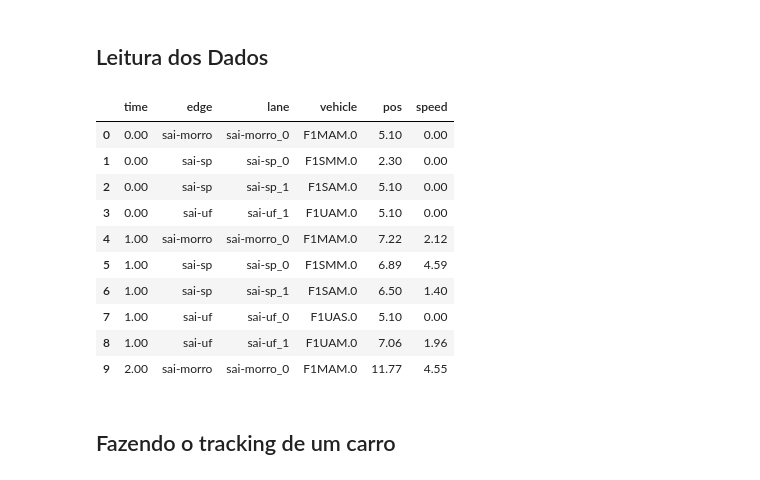
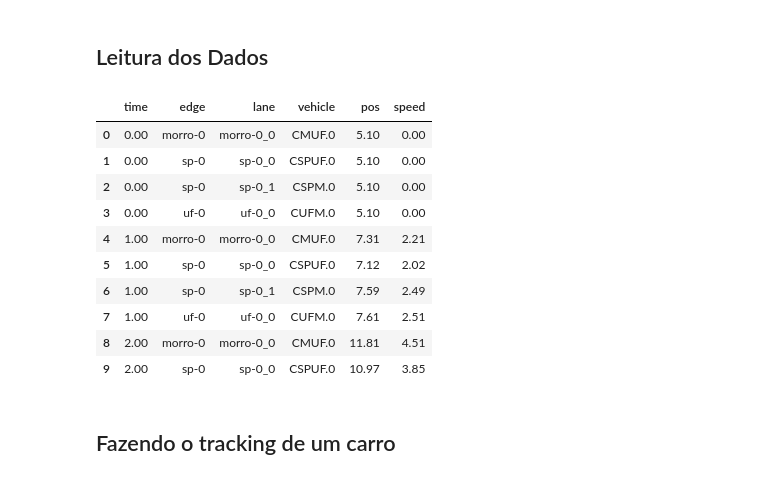
Before and after one commit to stephanJoao/dcc198-trab-multi, a Jupyter notebook: flux-analysis.ipynb, the cells around one changed output. Saved outputs shown, nothing was run; the diff lists cells and outputs as text; code cells hidden in the pictures.

```diff
--- a/flux-analysis.ipynb
+++ b/flux-analysis.ipynb
@@ -6,35 +6,35 @@ import pandas as pd
 # %%
 data = []
 
-tree = ET.parse('resultados-completos.xml')
+tree = ET.parse('rawDump.xml')
 root = tree.getroot()
 
 # timesteps
 for child in root:
 	# edge
 	for subchild in child:
 		# lane
 		for subsubchild in subchild:
 			# vehicle
 			for subsubsubchild in subsubchild:
 				new_row = [child.attrib['time'], subchild.attrib['id'], subsubchild.attrib['id'], subsubsubchild.attrib['id'], subsubsubchild.attrib['pos'], subsubsubchild.attrib['speed']]
 				data.append(new_row)
 
 df = pd.DataFrame(data, columns=['time', 'edge', 'lane', 'vehicle', 'pos', 'speed'])
 
 df.head(10)
 # %% [output]
 |  | time | edge | lane | vehicle | pos | speed |
-| 0 | 0.00 | sai-morro | sai-morro_0 | F1MAM.0 | 5.10 | 0.00 |
-| 1 | 0.00 | sai-sp | sai-sp_0 | F1SMM.0 | 2.30 | 0.00 |
-| 2 | 0.00 | sai-sp | sai-sp_1 | F1SAM.0 | 5.10 | 0.00 |
-| 3 | 0.00 | sai-uf | sai-uf_1 | F1UAM.0 | 5.10 | 0.00 |
-| 4 | 1.00 | sai-morro | sai-morro_0 | F1MAM.0 | 7.22 | 2.12 |
-| 5 | 1.00 | sai-sp | sai-sp_0 | F1SMM.0 | 6.89 | 4.59 |
-| 6 | 1.00 | sai-sp | sai-sp_1 | F1SAM.0 | 6.50 | 1.40 |
-| 7 | 1.00 | sai-uf | sai-uf_0 | F1UAS.0 | 5.10 | 0.00 |
-| 8 | 1.00 | sai-uf | sai-uf_1 | F1UAM.0 | 7.06 | 1.96 |
-| 9 | 2.00 | sai-morro | sai-morro_0 | F1MAM.0 | 11.77 | 4.55 |
+| 0 | 0.00 | morro-0 | morro-0_0 | CMUF.0 | 5.10 | 0.00 |
+| 1 | 0.00 | sp-0 | sp-0_0 | CSPUF.0 | 5.10 | 0.00 |
+| 2 | 0.00 | sp-0 | sp-0_1 | CSPM.0 | 5.10 | 0.00 |
+| 3 | 0.00 | uf-0 | uf-0_0 | CUFM.0 | 5.10 | 0.00 |
+| 4 | 1.00 | morro-0 | morro-0_0 | CMUF.0 | 7.31 | 2.21 |
+| 5 | 1.00 | sp-0 | sp-0_0 | CSPUF.0 | 7.12 | 2.02 |
+| 6 | 1.00 | sp-0 | sp-0_1 | CSPM.0 | 7.59 | 2.49 |
+| 7 | 1.00 | uf-0 | uf-0_0 | CUFM.0 | 7.61 | 2.51 |
+| 8 | 2.00 | morro-0 | morro-0_0 | CMUF.0 | 11.81 | 4.51 |
+| 9 | 2.00 | sp-0 | sp-0_0 | CSPUF.0 | 10.97 | 3.85 |
 # %% [markdown]
 ## Fazendo o tracking de um carro
 # %% [markdown]
```
Also changed, not shown: parts of 5 cells of this notebook, 2 other files.
